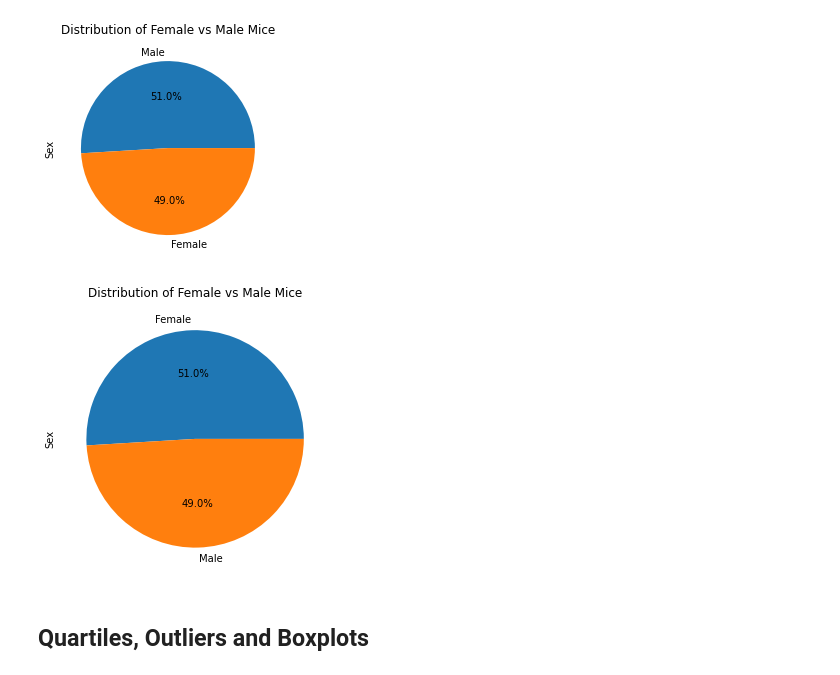
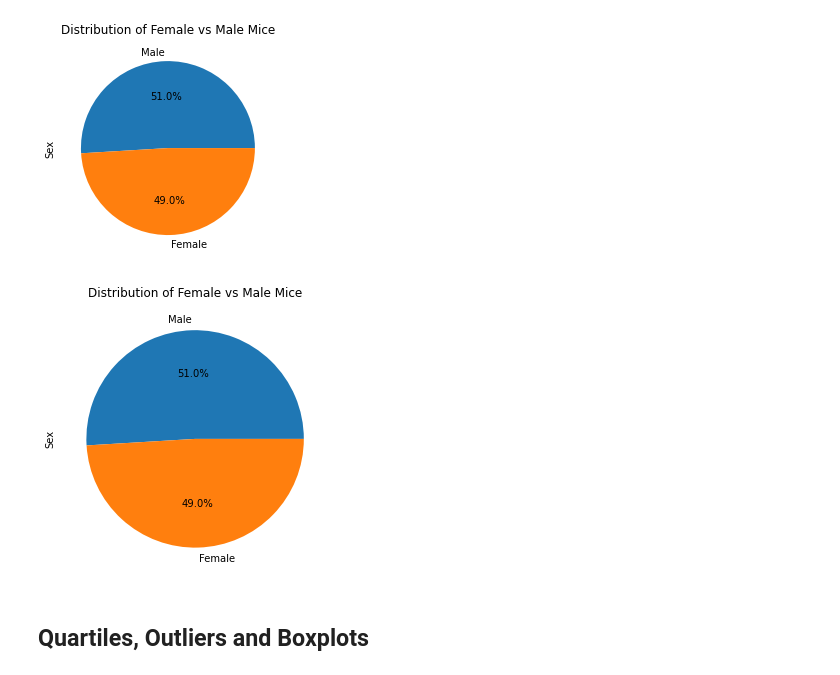
Before and after one commit to V-Villagomez/Matplotlib_Challenge, a Jupyter notebook: Pymaceuticals/pymaceuticals_starter.ipynb, the cells around one changed output. Saved outputs shown, nothing was run; the diff lists cells and outputs as text; code cells hidden in the pictures.

Commit message:
update pie plot

```diff
--- a/Pymaceuticals/pymaceuticals_starter.ipynb
+++ b/Pymaceuticals/pymaceuticals_starter.ipynb
@@ -237,14 +237,14 @@ plt.show()
 [figure]
 # %%
 # Generate a pie plot showing the distribution of female versus male mice using pyplot
-labels = ['Female', 'Male']
+labels = ['Male', 'Female']
 sizes = [49.0, 51.0]
 plot_pie = gender_df.plot.pie(y='Total Count', labels = labels, autopct="%1.1f%%", figsize=(5, 5))
 plt.title("Distribution of Female vs Male Mice")
 plt.ylabel('Sex')
 plt.show()
 # %% [output]
-[figure, old version]
+[figure, new version]
 # %% [markdown]
 ## Quartiles, Outliers and Boxplots
 # %%
```
